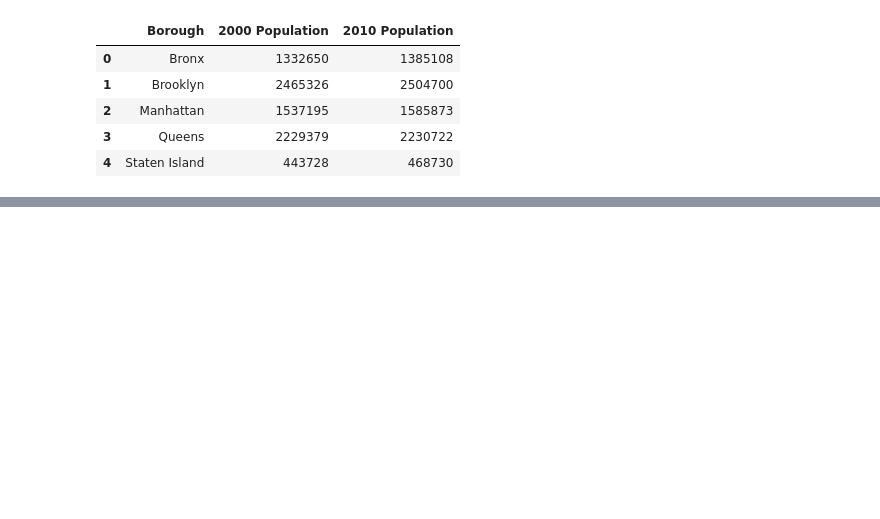
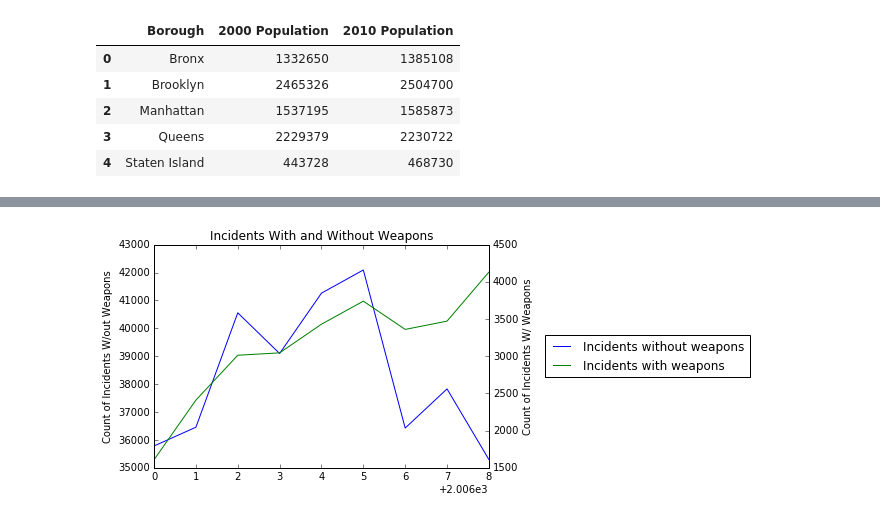
Before and after one commit to mmillervedam/INFOW18_FinalProject, a Jupyter notebook: NYC_Stats_Final_Project.ipynb, the cells around one changed output, grey strips where cells are left out. Saved outputs shown, nothing was run; the diff lists cells and outputs as text; code cells hidden in the pictures; blank space fills up the shorter version.

```diff
--- a/NYC_Stats_Final_Project.ipynb
+++ b/NYC_Stats_Final_Project.ipynb
@@ -100,0 +136,22 @@ fel_by_bor_un.plot(kind="bar", figsize= (15,7), title = "Borough By Offense")
+# %%
+fig, ax = plt.subplots()
+
+ax.plot(list(set(school_df["School Year"])),
+        school_df.groupby("School Year")[inc_cols[0]].sum(),
+        'b',
+       label = "Incidents without weapons")
+ax.set_ylabel("Count of Incidents W/out Weapons")
+
+ax2 = ax.twinx()
+ax2.plot(list(set(school_df["School Year"])),
+        school_df.groupby("School Year")[inc_cols[1]].sum(),
+         'g',
+       label = "Incidents with weapons")
+ax2.set_ylabel("Count of Incidents W/ Weapons")
+
+lines = ax.get_lines() + ax2.get_lines()
+ax.legend(lines, [line.get_label() for line in lines], loc = "center left", bbox_to_anchor = (1.15, 0.5))
+ax.set_title("Incidents With and Without Weapons")
+plt.show()
+# %% [output]
+[figure, added]
```
Also changed, not shown: parts of 9 cells of this notebook.
